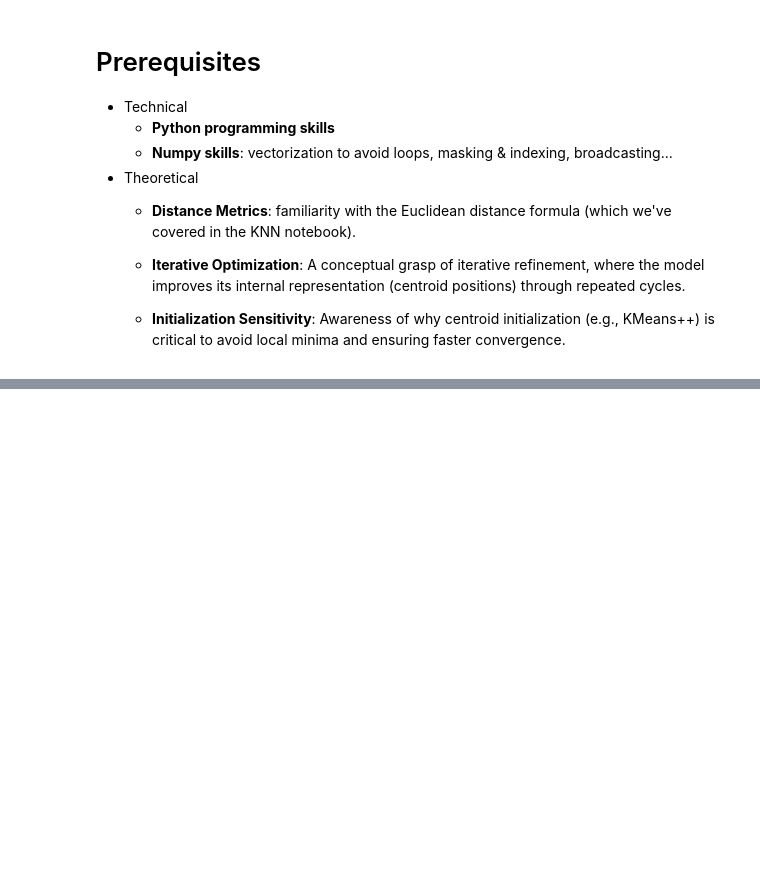
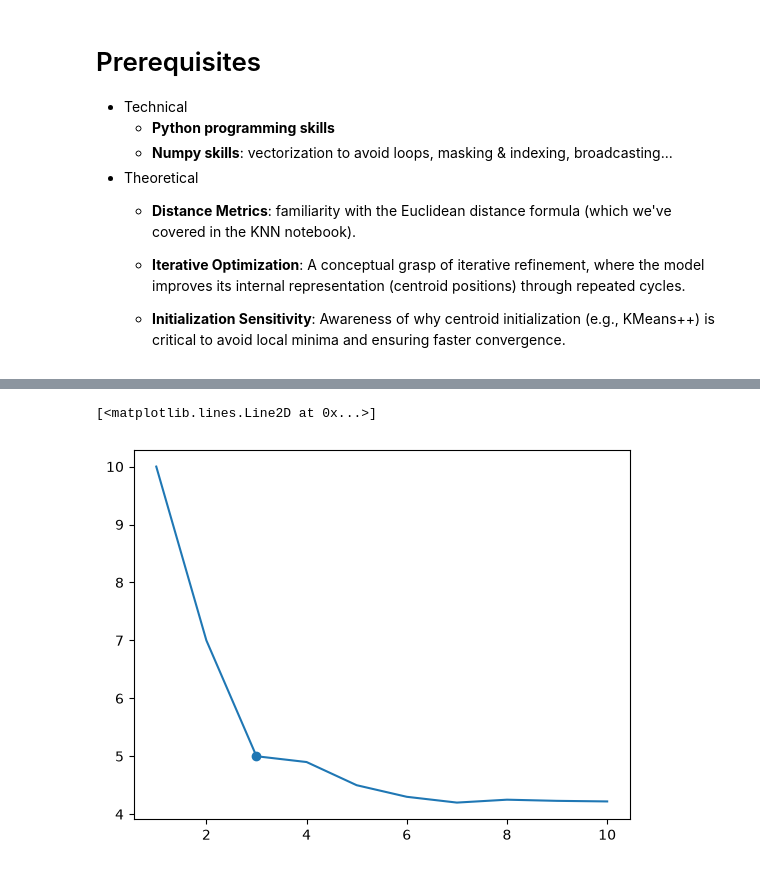
Before and after one commit to abouzkra/ML-from-Scratch, a Jupyter notebook: notebooks/03_clustering/01_K-Means.ipynb, the cells around one changed output, grey strips where cells are left out. Saved outputs shown, nothing was run; the diff lists cells and outputs as text; code cells hidden in the pictures; blank space fills up the shorter version.

```diff
--- a/notebooks/03_clustering/01_K-Means.ipynb
+++ b/notebooks/03_clustering/01_K-Means.ipynb
@@ -13,3 +143,23 @@
+# %%
+# we define our range of k as x and the WCSS measure for that k as y
+x = np.arange(1, 11)
+y = [10, 7, 5, 4.9, 4.5, 4.3, 4.2, 4.25, 4.23, 4.22]
+
+# calculate the first derivative
+dy_dx = np.gradient(y, x)
+# calculate the second derivative
+d2y_dx2 = np.gradient(dy_dx, x)
+# Use the derivatives to calculate the curvature kappa
+curvature = np.abs(d2y_dx2) / (1 + dy_dx**2)**(1.5)
+
+# Extract the point with maximum kappa and that should be the elbow point for this example
+elbow_index = np.argmax(curvature)
+
+plt.scatter(x[elbow_index], y[elbow_index])
+plt.plot(x, y)
+# %% [output]
+[<matplotlib.lines.Line2D at 0x...>]
+[figure, added]
 # %%
 from ml_from_scratch.clustering.kmeans import KMeans
 from sklearn.datasets import make_blobs
```
Also changed, not shown: parts of 4 cells of this notebook, 1 other file.
